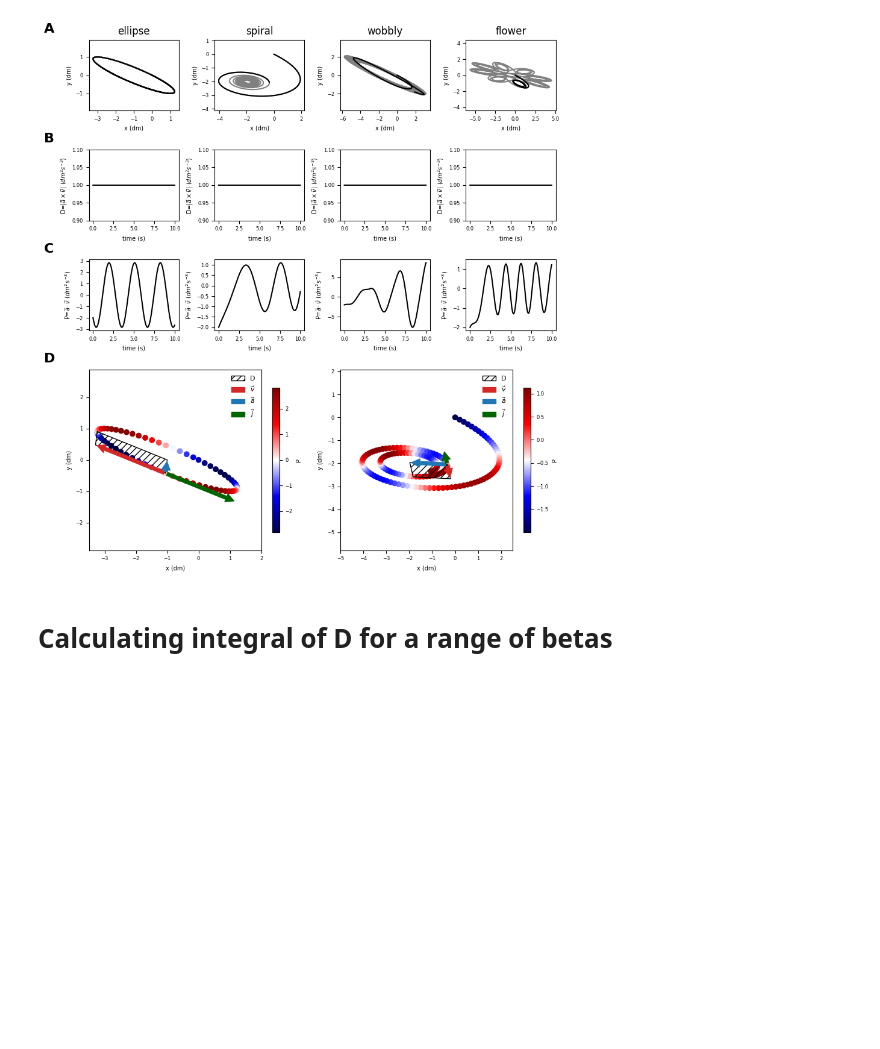
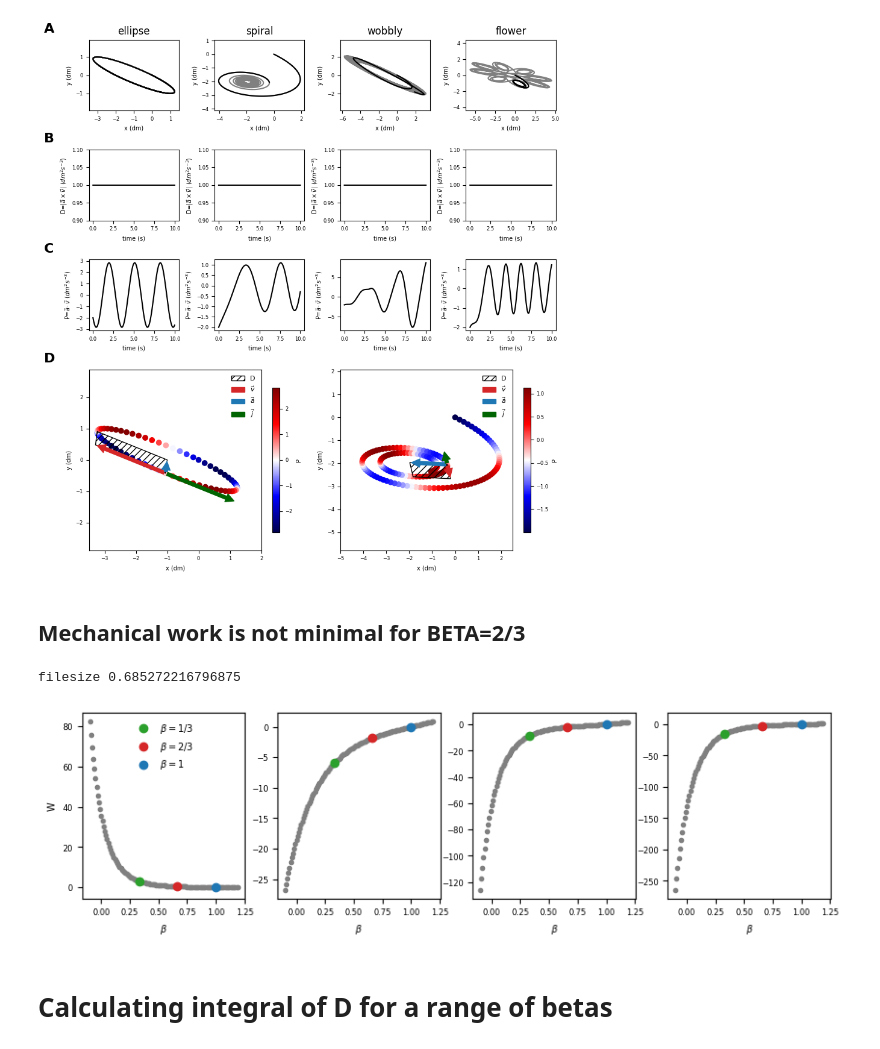
Before and after one commit to adam-matic/purity_scaling_optimality, a Jupyter notebook: Purity,_scaling_and_optimality.ipynb, the cells around one changed output. Cells and saved outputs as stored; diff of their text form; code cells hidden in the pictures; blank space fills up the shorter version.

```diff
--- a/Purity,_scaling_and_optimality.ipynb
+++ b/Purity,_scaling_and_optimality.ipynb
@@ -628,3 +745,57 @@ show ()
 # %% [output]
 filesize 1.0629138946533203
 [figure]
+# %% [markdown]
+
+## Mechanical work is not minimal for BETA=2/3
+# %%
+tot = 6  # total number of seconds
+take = arange(0, int(tot / dt))
+target_betas = arange(-0.1, 1.2, 0.01)
+
+for column in curves.columns:
+  c = curves[column]
+  c.BETAS = [retrack(c.x[take], c.y[take], c.t[take], tb) for tb in target_betas]
+# %%
+style.use("default")
+matplotlib.rcParams['xtick.labelsize'] = 6
+matplotlib.rcParams['ytick.labelsize'] = 6
+matplotlib.rcParams['axes.labelsize'] = 7
+rcParams['pdf.fonttype'] = 42
+
+
+fig, ax = subplots(1, 4, figsize=(10, 2.5))
+#subplots_adjust(hspace=0.5, wspace=0.4)
+
+betas = [0.33, 0.66, 1.0]
+labels = ["1/3", "2/3", "1"]
+colors = ["tab:green", "tab:red", "tab:blue"]
+
+
+
+for i, curve in enumerate(curves.columns):
+  a = ax[i]
+  c = curves[curve]
+  wms = [sum(c.P) * dt for c in c.BETAS]
+  a.plot(target_betas, wms, '.', color="gray")
+
+  for j in range(3):
+    idx = where(abs(target_betas - betas[j]) < 0.005)[0][0]
+    a.scatter(betas[j], wms[idx], color = colors[j], label=fr"$\beta={labels[j]}$", zorder=10)
+
+  if i == 0:
+    a.legend(loc="upper center", prop={"size":7}, frameon=False)
+    a.set_ylabel("W")
+
+  #a.plot([tot, tot], a.get_ylim(), color="black", lw=2)
+  a.set_xlabel(r"$\beta$")
+
+
+fn = "FigureNotMinimalWork.pdf"
+savefig(fn, format="pdf", backgroud=False)
+print("filesize", os.path.getsize(fn) / (1024* 1024))
+#files.download(fn)
+show ()
+# %% [output]
+filesize 0.685272216796875
+[figure, added]
```
Also changed, not shown: parts of 20 cells of this notebook.
